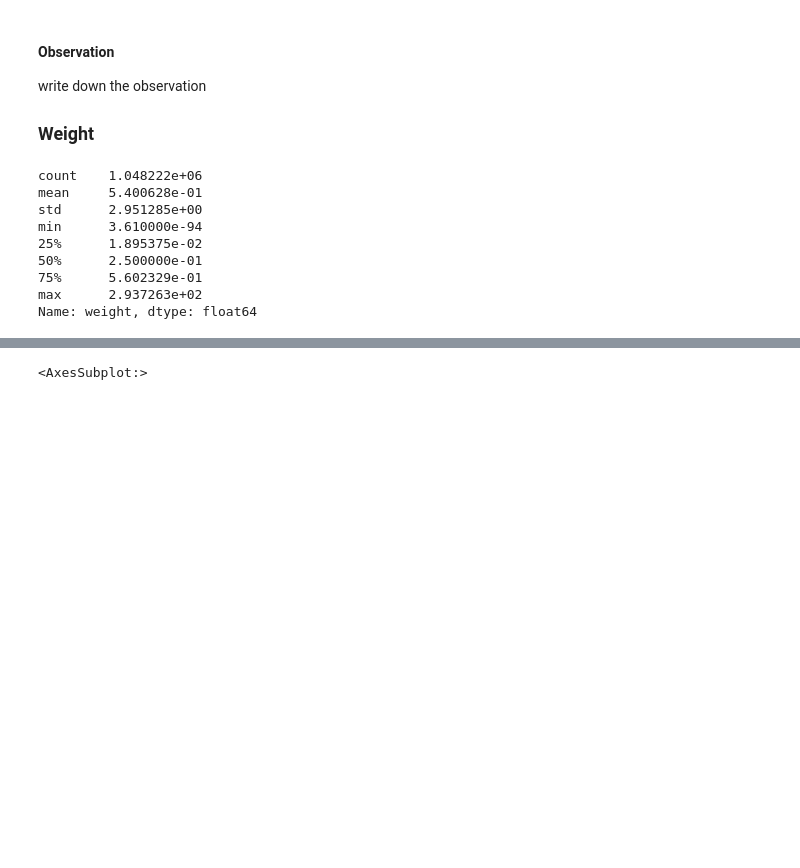
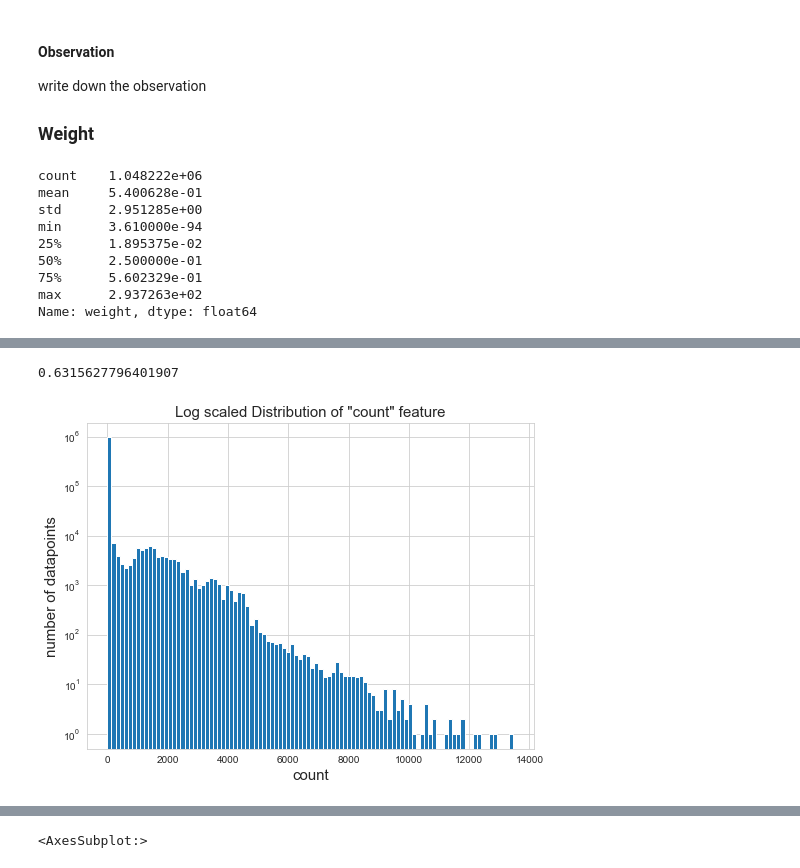
Before and after one commit to gauravsh0812/Bitcoin_Heist, a Jupyter notebook: Bitcoin_Heist.ipynb, the cells around one changed output, grey strips where cells are left out. Saved outputs shown, nothing was run; the diff lists cells and outputs as text; code cells hidden in the pictures; blank space fills up the shorter version.

```diff
--- a/Bitcoin_Heist.ipynb
+++ b/Bitcoin_Heist.ipynb
@@ -257,0 +301,13 @@ plt.show()
+# %%
+len(df[df['count']==1])/len(df)
+# %% [output]
+0.6315627796401907
+# %%
+plt.figure(figsize=(8,6))
+plt.hist(df['count'], bins=100, log=True)
+plt.xlabel('count', fontsize=15)
+plt.ylabel('number of datapoints', fontsize=15)
+plt.title('Log scaled Distribution of "count" feature', fontsize=15)
+plt.show()
+# %% [output]
+[figure, added]
```
Also changed, not shown: parts of 19 cells of this notebook.
